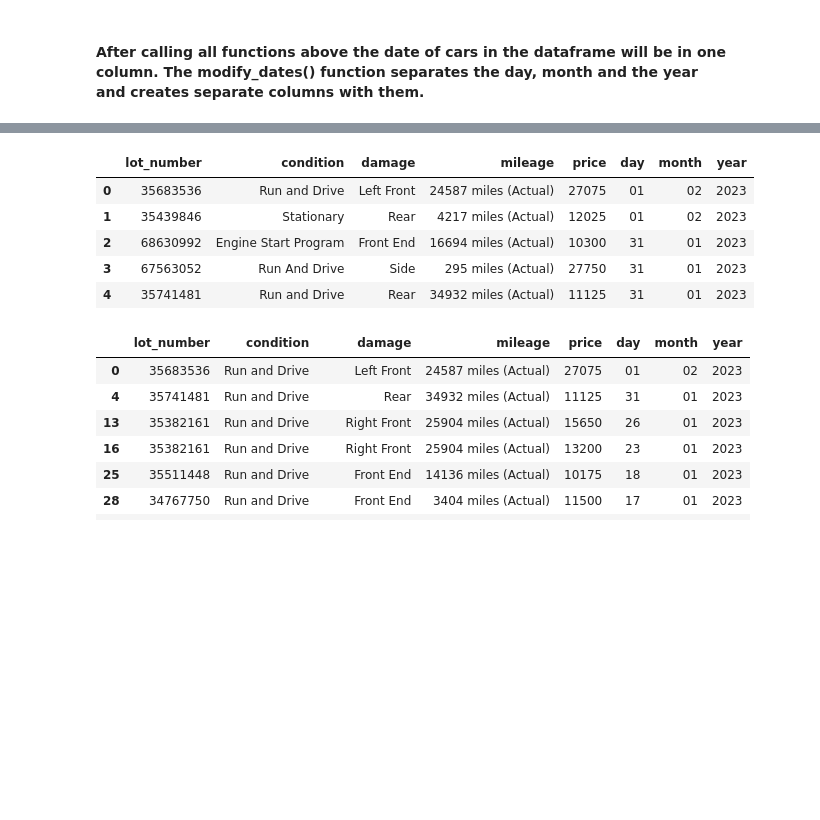
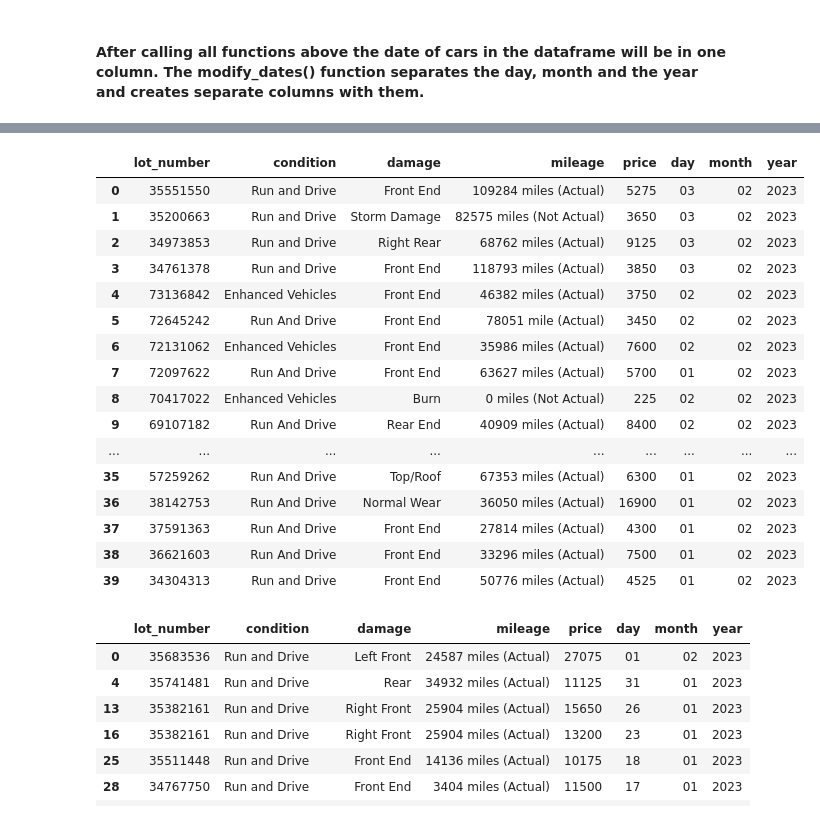
Before and after one commit to areg-hovakimyan/car_scraping_project, a Jupyter notebook: saled_car_data_scraping.ipynb, the cells around one changed output, grey strips where cells are left out. Drawn from its saved outputs; the diff is of its cells as text; code cells hidden in the pictures; blank space fills up the shorter version.

```diff
--- a/saled_car_data_scraping.ipynb
+++ b/saled_car_data_scraping.ipynb
@@ -231,14 +234,25 @@ add_next_pages(3)
 modify_dates()
 driver.close()
 # %%
-df.head()
+df
 # %% [output]
 |  | lot_number | condition | damage | mileage | price | day | month | year |
-| 0 | 35683536 | Run and Drive | Left Front | 24587 miles (Actual) | 27075 | 01 | 02 | 2023 |
-| 1 | 35439846 | Stationary | Rear | 4217 miles (Actual) | 12025 | 01 | 02 | 2023 |
-| 2 | 68630992 | Engine Start Program | Front End | 16694 miles (Actual) | 10300 | 31 | 01 | 2023 |
-| 3 | 67563052 | Run And Drive | Side | 295 miles (Actual) | 27750 | 31 | 01 | 2023 |
-| 4 | 35741481 | Run and Drive | Rear | 34932 miles (Actual) | 11125 | 31 | 01 | 2023 |
+| 0 | 35551550 | Run and Drive | Front End | 109284 miles (Actual) | 5275 | 03 | 02 | 2023 |
+| 1 | 35200663 | Run and Drive | Storm Damage | 82575 miles (Not Actual) | 3650 | 03 | 02 | 2023 |
+| 2 | 34973853 | Run and Drive | Right Rear | 68762 miles (Actual) | 9125 | 03 | 02 | 2023 |
+| 3 | 34761378 | Run and Drive | Front End | 118793 miles (Actual) | 3850 | 03 | 02 | 2023 |
+| 4 | 73136842 | Enhanced Vehicles | Front End | 46382 miles (Actual) | 3750 | 02 | 02 | 2023 |
+| 5 | 72645242 | Run And Drive | Front End | 78051 mile (Actual) | 3450 | 02 | 02 | 2023 |
+| 6 | 72131062 | Enhanced Vehicles | Front End | 35986 miles (Actual) | 7600 | 02 | 02 | 2023 |
+| 7 | 72097622 | Run And Drive | Front End | 63627 miles (Actual) | 5700 | 01 | 02 | 2023 |
+| 8 | 70417022 | Enhanced Vehicles | Burn | 0 miles (Not Actual) | 225 | 02 | 02 | 2023 |
+| 9 | 69107182 | Run And Drive | Rear End | 40909 miles (Actual) | 8400 | 02 | 02 | 2023 |
+| ... | ... | ... | ... | ... | ... | ... | ... | ... |
+| 35 | 57259262 | Run And Drive | Top/Roof | 67353 miles (Actual) | 6300 | 01 | 02 | 2023 |
+| 36 | 38142753 | Run And Drive | Normal Wear | 36050 miles (Actual) | 16900 | 01 | 02 | 2023 |
+| 37 | 37591363 | Run And Drive | Front End | 27814 miles (Actual) | 4300 | 01 | 02 | 2023 |
+| 38 | 36621603 | Run And Drive | Front End | 33296 miles (Actual) | 7500 | 01 | 02 | 2023 |
+| 39 | 34304313 | Run and Drive | Front End | 50776 miles (Actual) | 4525 | 01 | 02 | 2023 |
 # %%
 df.to_csv('car_data.csv', index = False)
 # %%
```
Also changed, not shown: parts of 4 cells of this notebook, 2 other files.
